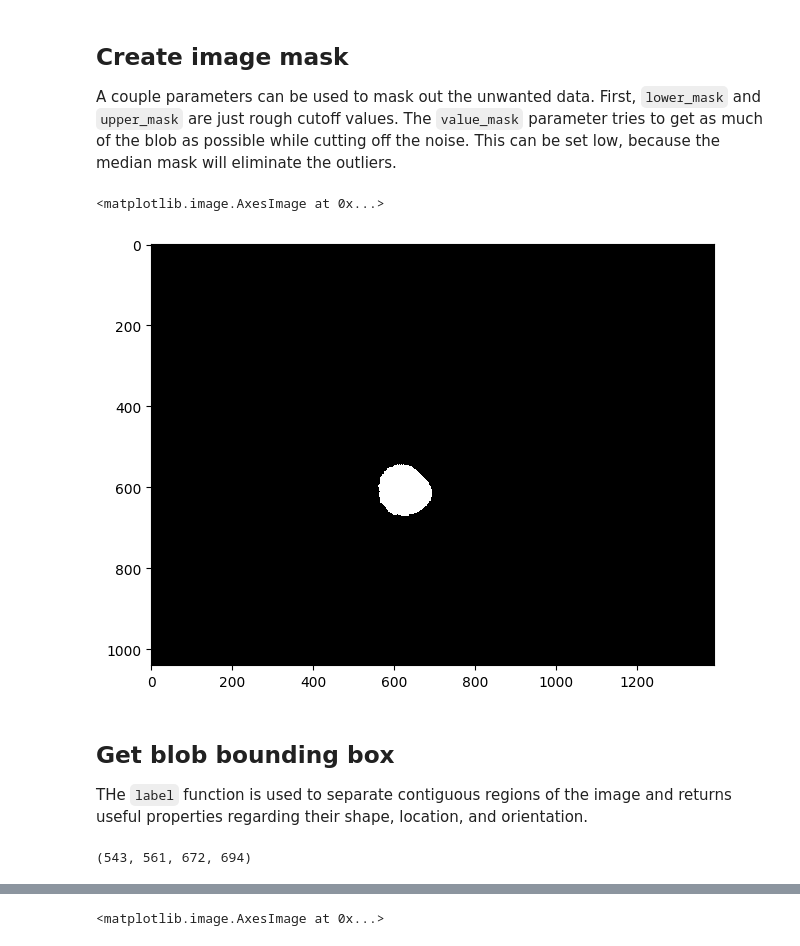
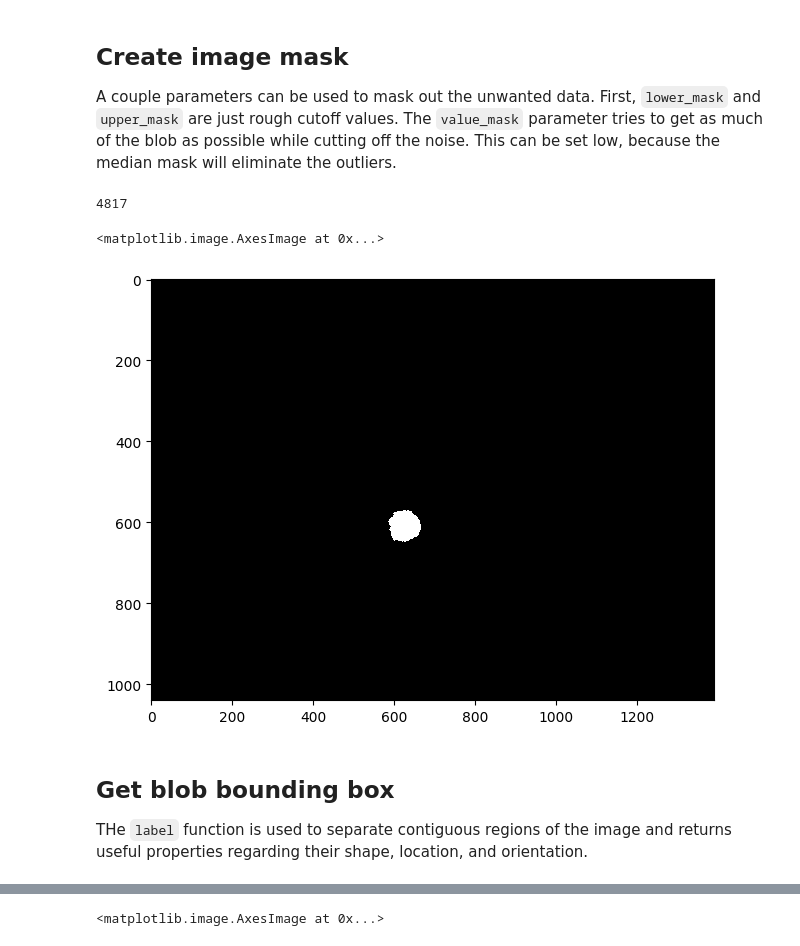
Before and after one commit to benmcdonough20/MOTsArentForKids, a Jupyter notebook: MOT_strength/od_calculation.ipynb, the cells around one changed output, grey strips where cells are left out. Drawn from its saved outputs; the diff is of its cells as text; code cells hidden in the pictures.

```diff
--- a/MOT_strength/od_calculation.ipynb
+++ b/MOT_strength/od_calculation.ipynb
@@ -58,24 +60,19 @@ plt.colorbar(img1)
 # %% [markdown]
 ## Create image mask
 A couple parameters can be used to mask out the unwanted data. First, `lower_mask` and `upper_mask` are just rough cutoff values. The `value_mask` parameter tries to get as much of the blob as possible while cutting off the noise. This can be set low, because the median mask will eliminate the outliers.
-# %%
-lower_mask = od_arr[:,:] > 0
-upper_mask = od_arr[:,:] < 5
-value_mask = od_arr[:,:] > .25
-mask = lower_mask*upper_mask*value_mask
-
-mask_filtered = median_filter(lower_mask*upper_mask*value_mask, 50)
-imshow(mask_filtered)
-# %% [output]
-<matplotlib.image.AxesImage at 0x...>
-[figure, removed]
+# %%
+mask = od_arr[:,:] > threshhold
+mask = median_filter(mask, 50)
+print(np.sum(mask))
+imshow(mask)
+# %% [output]
+4817
+<matplotlib.image.AxesImage at 0x...>
+[figure, added]
 # %% [markdown]
 ## Get blob bounding box
 THe `label` function is used to separate contiguous regions of the image and returns useful properties regarding their shape, location, and orientation.
 # %%
-blobs = label(mask_filtered)
+blobs = label(mask)
 props = regionprops(blobs) #generate a properties dictionary
-bbox = props[0].bbox #get the bounding box
-bbox
+y,x = props[0].centroid
-# %% [output]
-(543, 561, 672, 694)
```
Also changed, not shown: parts of 6 cells of this notebook, 4 other files.
